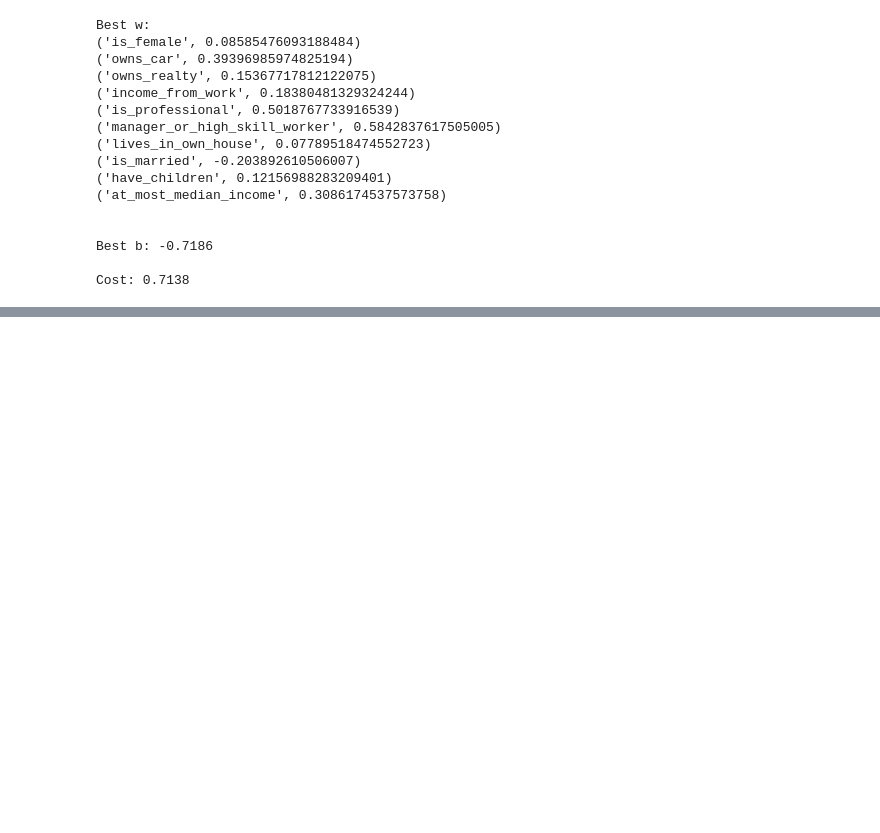
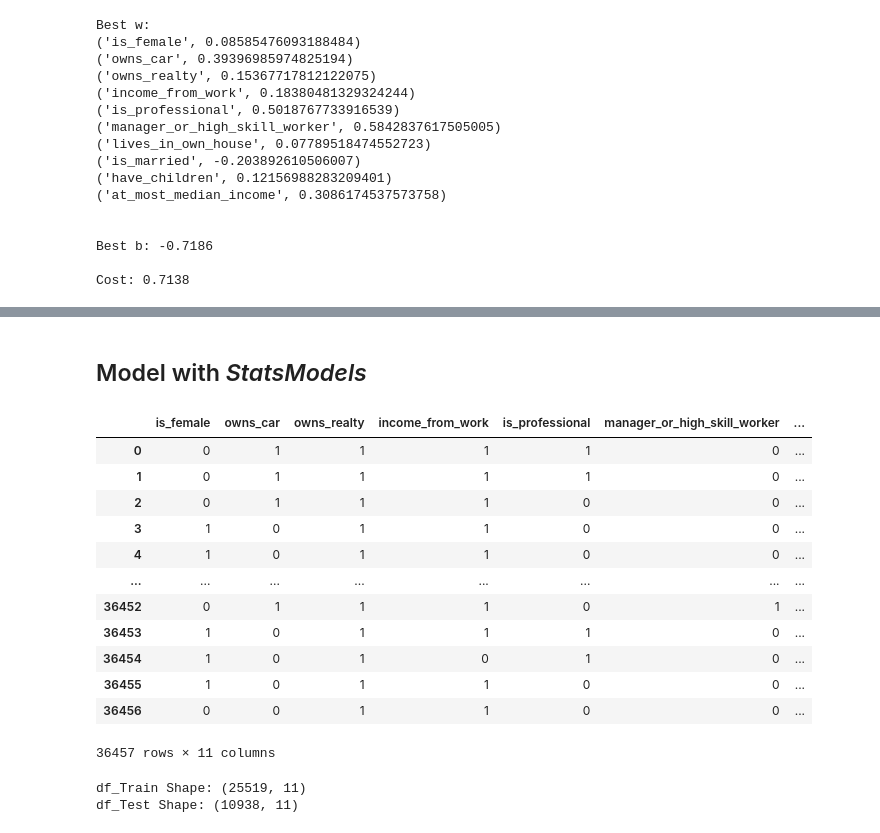
Before and after one commit to princeKike27/Credit-Card-Approval-Prediction, a Jupyter notebook: Credit_Car_Approval_Prediction.ipynb, the cells around one changed output, grey strips where cells are left out. Cells and saved outputs as stored; diff of their text form; code cells hidden in the pictures; blank space fills up the shorter version.

```diff
--- a/Credit_Car_Approval_Prediction.ipynb
+++ b/Credit_Car_Approval_Prediction.ipynb
@@ -2757,0 +2938,2 @@ Cost: 0.7138
+# %% [markdown]
+## Model with *StatsModels*
@@ -2757,0 +2943,30 @@ Cost: 0.7138
+# %%
+# dataframe to split into train and test
+df_credit_card_approval = df_appli_labels[['is_female', 'owns_car', 'owns_realty', 'income_from_work',
+       'is_professional', 'manager_or_high_skill_worker', 'lives_in_own_house',
+       'is_married', 'have_children','at_most_median_income', 'card_approved']]
+
+df_credit_card_approval
+# %% [output]
+|  | is_female | owns_car | owns_realty | income_from_work | is_professional | manager_or_high_skill_worker | ... |
+| 0 | 0 | 1 | 1 | 1 | 1 | 0 | ... |
+| 1 | 0 | 1 | 1 | 1 | 1 | 0 | ... |
+| 2 | 0 | 1 | 1 | 1 | 0 | 0 | ... |
+| 3 | 1 | 0 | 1 | 1 | 0 | 0 | ... |
+| 4 | 1 | 0 | 1 | 1 | 0 | 0 | ... |
+| ... | ... | ... | ... | ... | ... | ... | ... |
+| 36452 | 0 | 1 | 1 | 1 | 0 | 1 | ... |
+| 36453 | 1 | 0 | 1 | 1 | 1 | 0 | ... |
+| 36454 | 1 | 0 | 1 | 0 | 1 | 0 | ... |
+| 36455 | 1 | 0 | 1 | 1 | 0 | 0 | ... |
+| 36456 | 0 | 0 | 1 | 1 | 0 | 0 | ... |
+36457 rows × 11 columns
+# %%
+# split data
+df_Train, df_Test = train_test_split(df_credit_card_approval, test_size=0.3, random_state=1)
+
+print(f'df_Train Shape: {df_Train.shape}')
+print(f'df_Test Shape: {df_Test.shape}')
+# %% [output]
+df_Train Shape: (25519, 11)
+df_Test Shape: (10938, 11)
```
Also changed, not shown: parts of 28 cells of this notebook.
